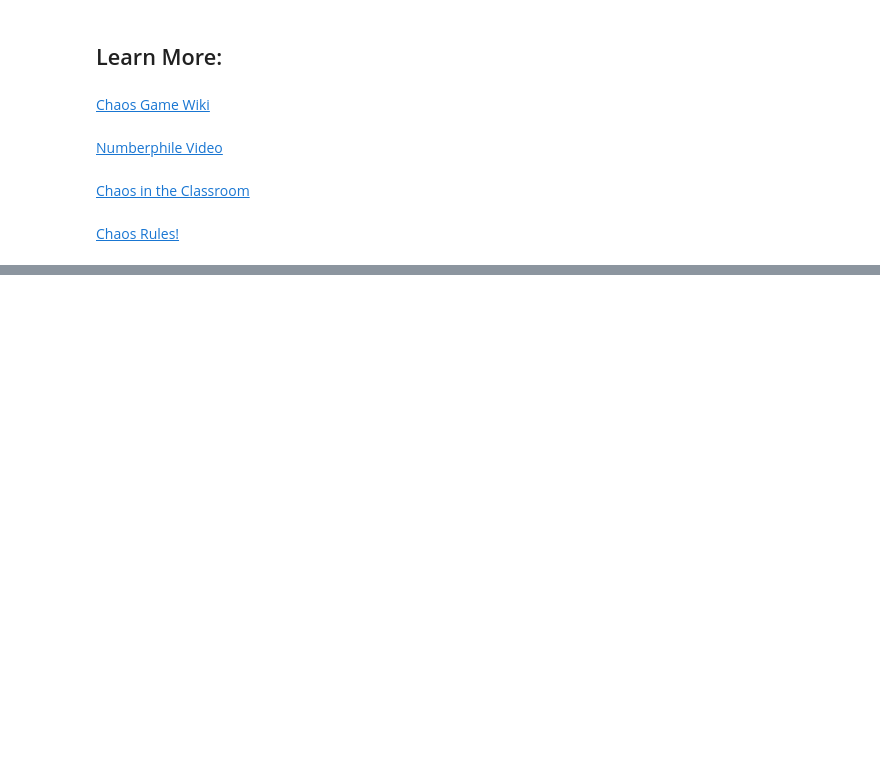
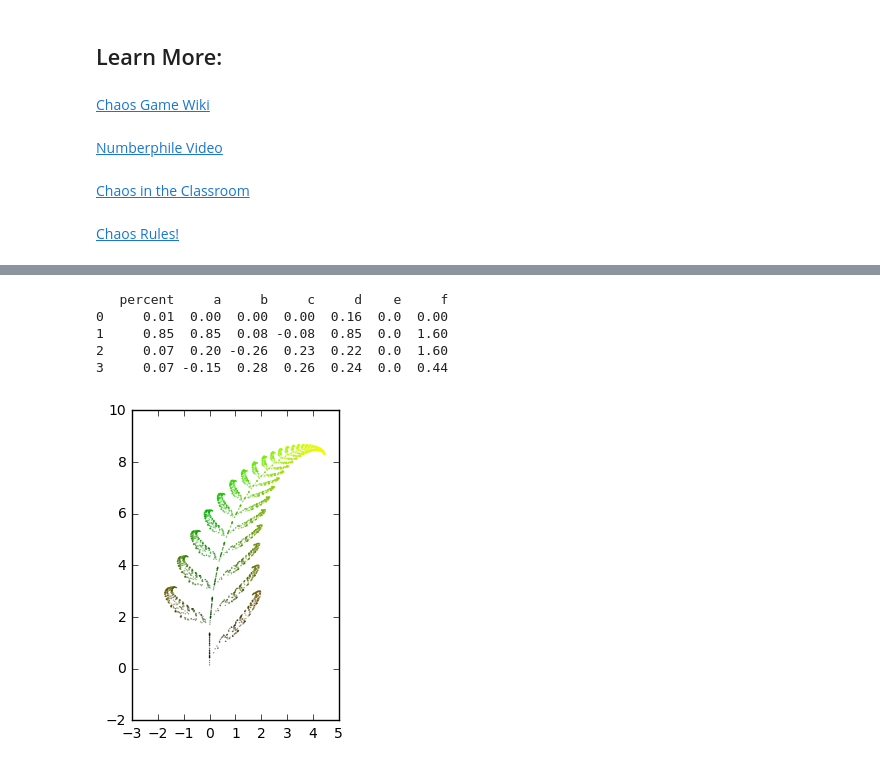
Before and after one commit to egodat/chaos_game_fractal, a Jupyter notebook: fractal_from_random.ipynb, the cells around one changed output, grey strips where cells are left out. Saved outputs shown, nothing was run; the diff lists cells and outputs as text; code cells hidden in the pictures; blank space fills up the shorter version.

Commit message:
Updated fractal_from_random to include Barnsley Fern

```diff
--- a/fractal_from_random.ipynb
+++ b/fractal_from_random.ipynb
@@ -185,0 +193,25 @@ GenerateFractal(100,.5,100000)
+# %%
+def makeFern(f,itt):
+    colname = ["percent","a","b","c","d","e","f"]
+    print pd.DataFrame(data=np.array(f), columns = colname)
+
+    x,y = {0.5,0.0}
+    xypts=[]
+    if abs(sum(f[j][0] for j in range(len(f)))-1.0) < 10^-10:
+        print "Probabilities must sum to 1"
+        return
+    for i in range(itt):
+        rand = (np.random.random())
+        cond = 0.0
+        for j in range(len(f)):
+            if  (cond <= rand) and (rand <= (cond+f[j][0])):
+                x = f[j][1]*x+f[j][2]*y+f[j][5]
+                y = f[j][3]*x+f[j][4]*y+f[j][6]
+                xypts.append((x,y))
+            cond = cond + f[j][0]
+
+    xmax,ymax = max(abs(transpose(xypts)[0])),max(abs(transpose(xypts)[1]))
+    plt.axes().set_aspect('equal')
+    color = transpose([[abs(r)/xmax for r in transpose(xypts)[0]],[abs(g)/ymax for g in transpose(xypts)[1]],[b/itt for b in range(itt)]])
+
+    plt.scatter(transpose(xypts)[0],transpose(xypts)[1],alpha=0.5, facecolors=color, edgecolors='none', s=1)
@@ -185,0 +230,14 @@ GenerateFractal(100,.5,100000)
+# %%
+f = ((0.01,0.0,0.0,0.0,0.16,0.0,0.0),
+     (0.85,0.85,0.08,-0.08,0.85,0.0,1.60),
+     (0.07,0.20,-0.26,0.23,0.22,0.0,1.60),
+     (0.07,-0.15,0.28,0.26,0.24,0.0,0.44))
+
+makeFern(f,5000)
+# %% [output]
+   percent     a     b     c     d    e     f
+0     0.01  0.00  0.00  0.00  0.16  0.0  0.00
+1     0.85  0.85  0.08 -0.08  0.85  0.0  1.60
+2     0.07  0.20 -0.26  0.23  0.22  0.0  1.60
+3     0.07 -0.15  0.28  0.26  0.24  0.0  0.44
+[figure, added]
```
Also changed, not shown: parts of 17 cells of this notebook.
